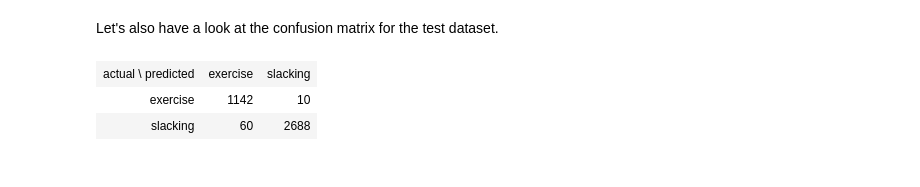
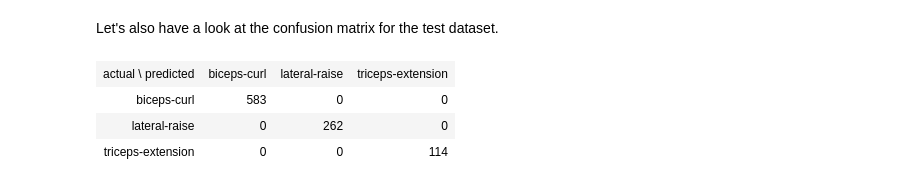
Before and after one commit to zapletal-martin/muvr-analytics-1, a Jupyter notebook: ipython-analysis/exercise-mlp.ipynb, the cells around one changed output. Cells and saved outputs as stored; diff of their text form; code cells hidden in the pictures.

```diff
--- a/ipython-analysis/exercise-mlp.ipynb
+++ b/ipython-analysis/exercise-mlp.ipynb
@@ -140,8 +131,14 @@ At first we want to inspect the class distribution of the training and test exam
 from ipy_table import *
 from operator import itemgetter
 
-train_dist = np.reshape(np.transpose(np.sum(dataset.y_train, axis=0)), (dataset.num_labels,1))
-test_dist = np.reshape(np.transpose(np.sum(dataset.y_test, axis=0)), (dataset.num_labels,1))
+def calculate_dist(labels):
+    dist = np.zeros((1, dataset.num_labels))
+    for i in range(0, labels.shape[0]):
+        dist[0, labels[i, 0]] += 1
+    return np.transpose(dist)
+
+train_dist = calculate_dist(dataset.y_train)
+test_dist = calculate_dist(dataset.y_test)
 
 train_ratio = train_dist / dataset.num_train_examples
 test_ratio = test_dist / dataset.num_test_examples
@@ -585,43 +490,57 @@ Let's also have a look at the confusion matrix for the test dataset.
 from sklearn.metrics import confusion_matrix
 from ipy_table import *
 
+def predict(model, dataset):
+    running_error = 0.0
+    nprocessed = 0
+    dataset.reset()
+    predictions = np.empty((3, 0), dtype="float32")
+    nprocessed = 0
+    for x, t in dataset:
+        pred = model.fprop(x, inference=True).asnumpyarray()
+        bsz = min(dataset.ndata - nprocessed, model.be.bsz)
+        nprocessed += bsz
+        predictions = np.hstack((predictions, pred[:,:bsz]))
+    return predictions
+
 # confusion_matrix(y_true, y_pred)
-predicted, actual = model.predict_fullset(dataset, "test")
+predicted = predict(model, dataset.test())
 
-y_pred = np.argmax(predicted.asnumpyarray(), axis = 0)
-y_true = np.argmax(actual.asnumpyarray(), axis = 0)
+y_true = dataset.y_test
+y_pred = np.argmax(predicted, axis = 0)
 
 confusion_mat = confusion_matrix(y_true, y_pred, range(0,dataset.num_labels))
 
 # Fiddle around with cm to get it into table shape
 confusion_mat = vstack((np.zeros((1,dataset.num_labels), dtype=int), confusion_mat))
 confusion_mat = hstack((np.zeros((dataset.num_labels + 1, 1), dtype=int), confusion_mat))
 
 table = confusion_mat.tolist()
 
 human_labels = map(dataset.human_label_for, range(0,dataset.num_labels))
 
 for i,s in enumerate(human_labels):
     table[0][i+1] = s
     table[i+1][0] = s
 
 table[0][0] = "actual \ predicted"
 
 mt = make_table(table)
 set_row_style(0, color='lightGray', rotate = "315deg")
 set_column_style(0, color='lightGray')
 set_global_style(align='center')
 
 for i in range(1, dataset.num_labels + 1):
     for j in range(1, dataset.num_labels + 1):
         if i == j:
             set_cell_style(i,j, color='lightGreen', width = 80)
         elif table[i][j] > 20:
             set_cell_style(i,j, color='Pink')
         elif table[i][j] > 0:
             set_cell_style(i,j, color='lightYellow')
 mt
 # %% [output]
-| actual \ predicted | exercise | slacking |
-| exercise | 1142 | 10 |
-| slacking | 60 | 2688 |
+| actual \ predicted | biceps-curl | lateral-raise | triceps-extension |
+| biceps-curl | 583 | 0 | 0 |
+| lateral-raise | 0 | 262 | 0 |
+| triceps-extension | 0 | 0 | 114 |
```
Also changed, not shown: parts of 7 cells of this notebook.
